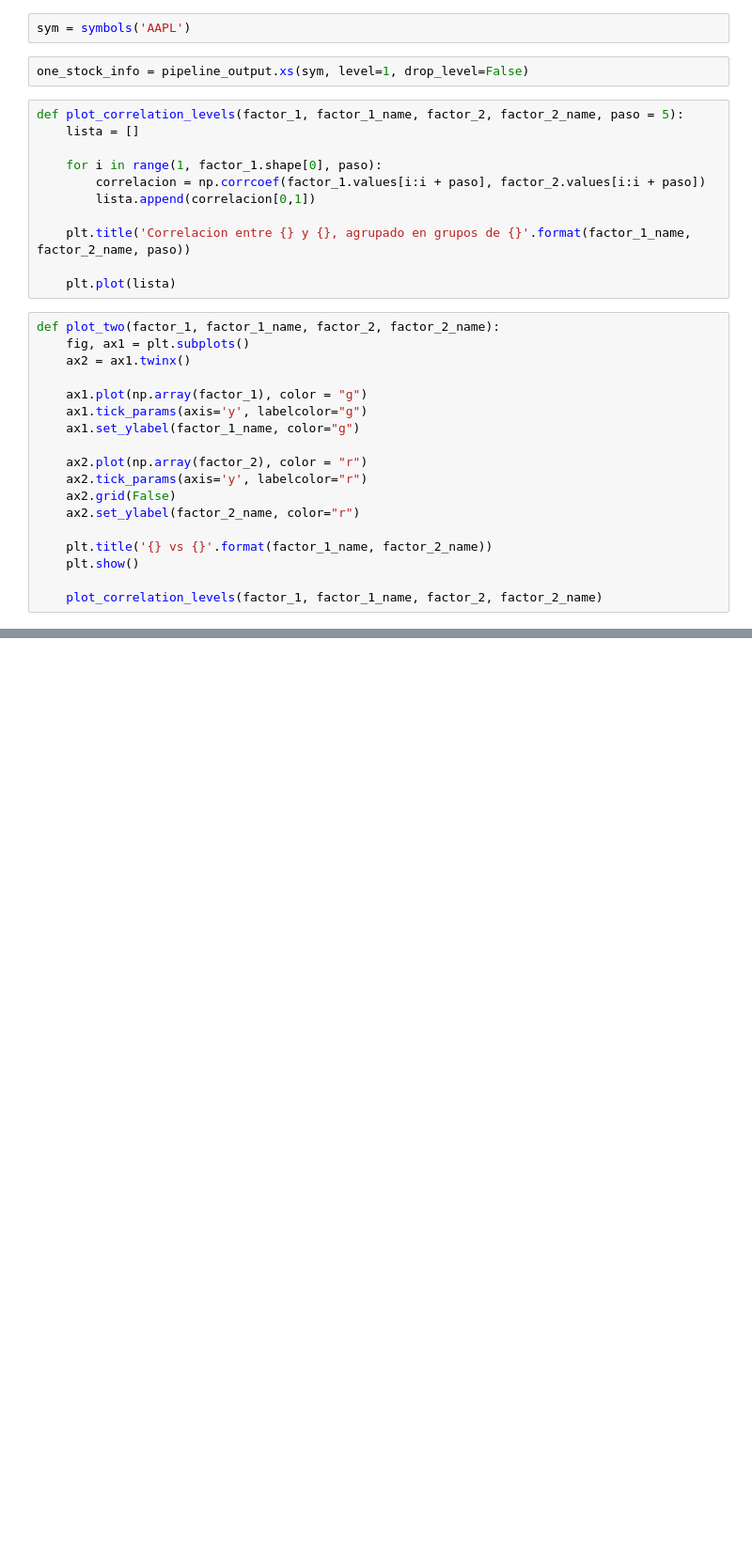
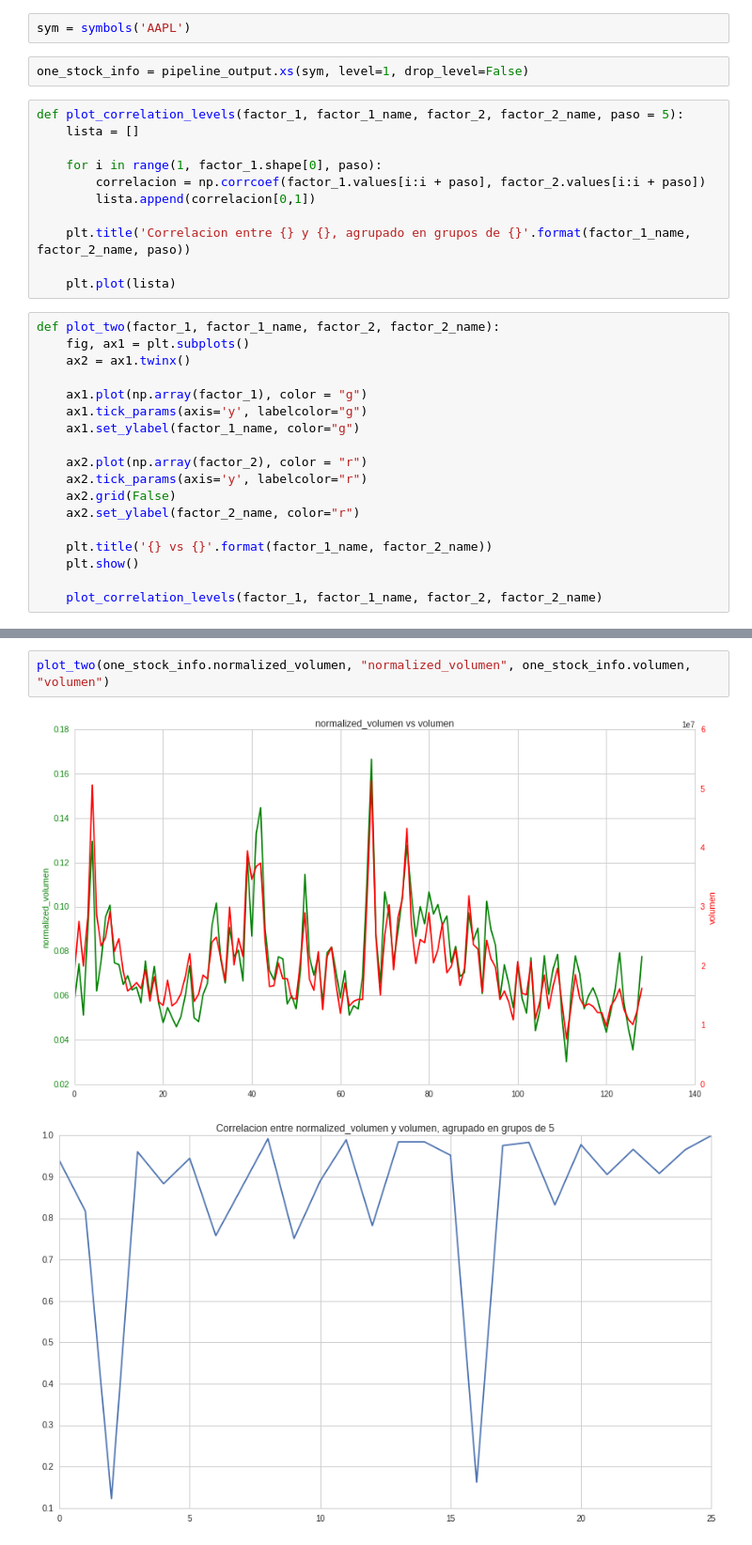
Before and after one commit to alyinuva/correlaciones, a Jupyter notebook: Correlaciones.ipynb, the cells around one changed output, grey strips where cells are left out. Shown at 94% size. Saved outputs shown, nothing was run; the diff lists cells and outputs as text; blank space fills up the shorter version.

```diff
--- a/Correlaciones.ipynb
+++ b/Correlaciones.ipynb
@@ -93,0 +124,5 @@ plot_two(one_stock_info.volumen, "vol", one_stock_info.rsi_15, "15 day RSI")
+# %%
+plot_two(one_stock_info.normalized_volumen, "normalized_volumen", one_stock_info.volumen, "volumen")
+# %% [output]
+[figure, added]
+[figure, added]
```
Also changed, not shown: parts of 6 cells of this notebook.
